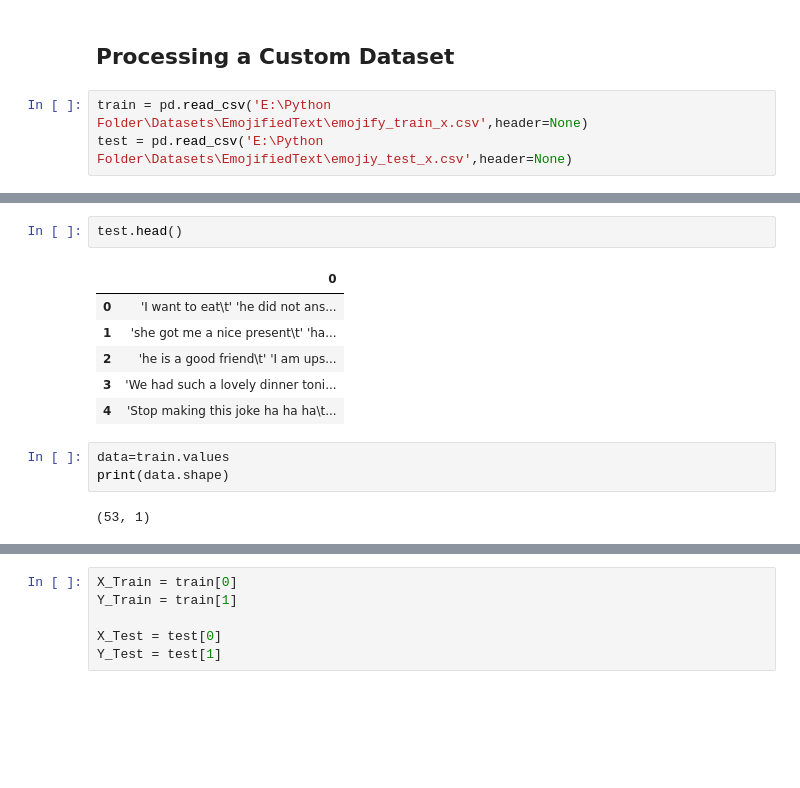
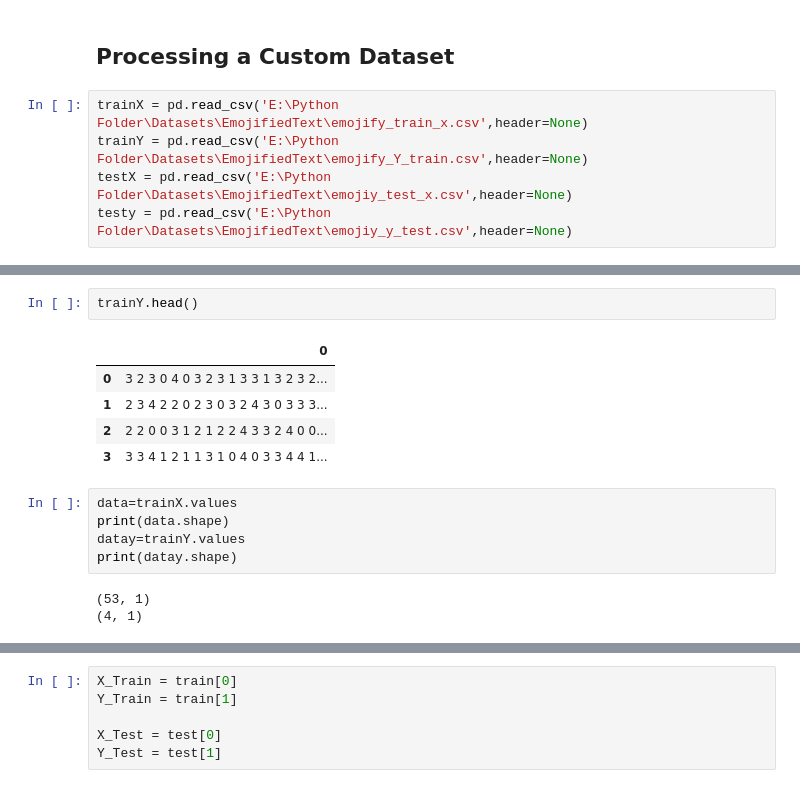
Before and after one commit to deepanshu2301/MachineLearning, a Jupyter notebook: Deep Learning/Emoji Predictor using Transfer Learning.ipynb, the cells around one changed output, grey strips where cells are left out. Saved outputs shown, nothing was run; the diff lists cells and outputs as text; blank space fills up the shorter version.

```diff
--- a/Deep Learning/Emoji Predictor using Transfer Learning.ipynb
+++ b/Deep Learning/Emoji Predictor using Transfer Learning.ipynb
@@ -51,6 +51,8 @@ for e in emoji_dictionary.values():
 # %% [markdown]
 ## Processing a Custom Dataset
 # %%
-train = pd.read_csv('E:\Python Folder\Datasets\EmojifiedText\emojify_train_x.csv',header=None)
-test = pd.read_csv('E:\Python Folder\Datasets\EmojifiedText\emojiy_test_x.csv',header=None)
+trainX = pd.read_csv('E:\Python Folder\Datasets\EmojifiedText\emojify_train_x.csv',header=None)
+trainY = pd.read_csv('E:\Python Folder\Datasets\EmojifiedText\emojify_Y_train.csv',header=None)
+testX = pd.read_csv('E:\Python Folder\Datasets\EmojifiedText\emojiy_test_x.csv',header=None)
+testy = pd.read_csv('E:\Python Folder\Datasets\EmojifiedText\emojiy_y_test.csv',header=None)
 # %%
@@ -63,16 +65,18 @@ train.head()
 | 3 | 'congratulations on your acceptance' |
 | 4 | 'I want to go play' |
 # %%
-test.head()
+trainY.head()
 # %% [output]
 |  | 0 |
-| 0 | 'I want to eat\t' 'he did not ans... |
-| 1 | 'she got me a nice present\t' 'ha... |
-| 2 | 'he is a good friend\t' 'I am ups... |
-| 3 | 'We had such a lovely dinner toni... |
-| 4 | 'Stop making this joke ha ha ha\t... |
+| 0 | 3 2 3 0 4 0 3 2 3 1 3 3 1 3 2 3 2... |
+| 1 | 2 3 4 2 2 0 2 3 0 3 2 4 3 0 3 3 3... |
+| 2 | 2 2 0 0 3 1 2 1 2 2 4 3 3 2 4 0 0... |
+| 3 | 3 3 4 1 2 1 1 3 1 0 4 0 3 3 4 4 1... |
 # %%
-data=train.values
+data=trainX.values
 print(data.shape)
+datay=trainY.values
+print(datay.shape)
 # %% [output]
 (53, 1)
+(4, 1)
```
Also changed, not shown: parts of 2 cells of this notebook, 1 other file.
